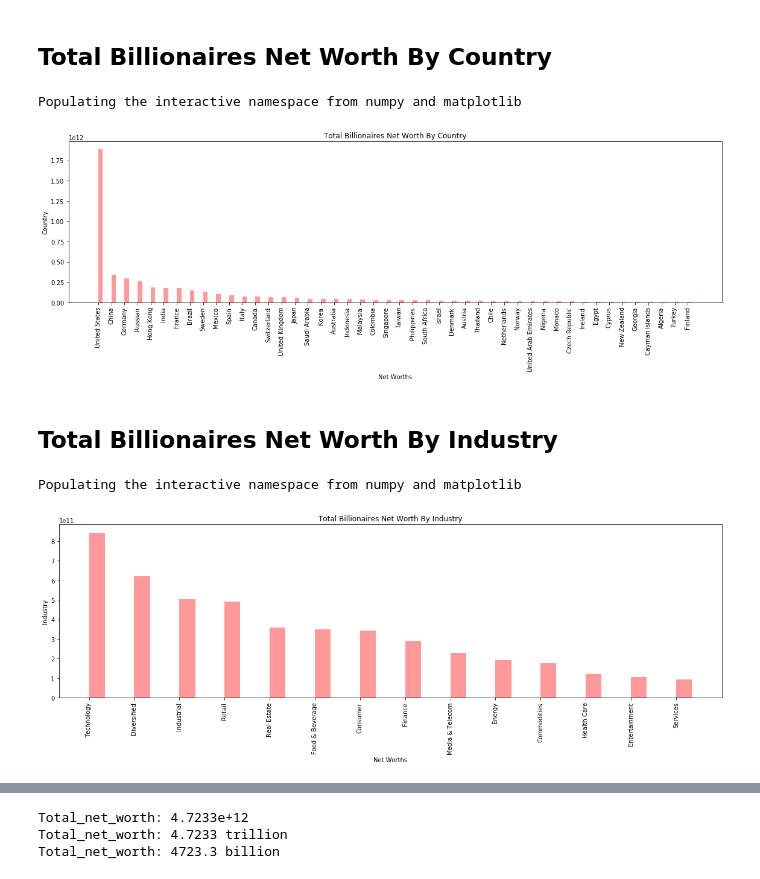
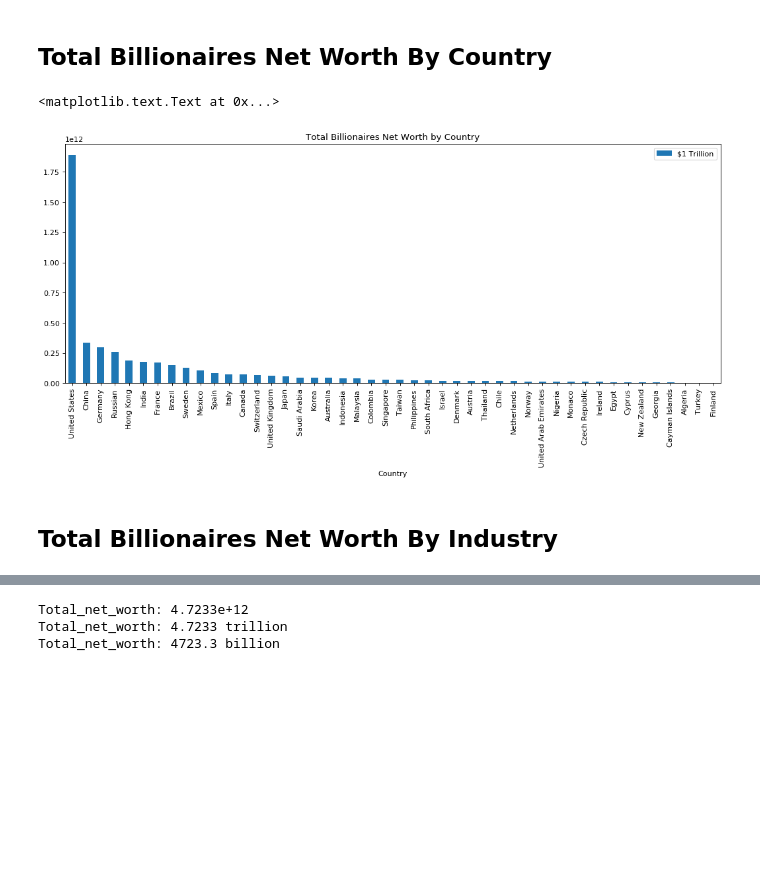
Before and after one commit to morriswong/Using_Machine_Learning, a Jupyter notebook: Datasets/01-Billionaires.ipynb, the cells around one changed output, grey strips where cells are left out. Cells and saved outputs as stored; diff of their text form; code cells hidden in the pictures; blank space fills up the shorter version.

Commit message:
updated billionaires

```diff
--- a/Datasets/01-Billionaires.ipynb
+++ b/Datasets/01-Billionaires.ipynb
@@ -48,20 +24,16 @@ total_Billionaires_net_worth_by_industry = pd.DataFrame(total_Billionaires_net_w
 # %% [markdown]
 ## Total Billionaires Net Worth By Country
-# %%
-%pylab inline
-pylab.rcParams['figure.figsize'] = (16, 6)
-
-plot_networth(total_Billionaires_net_worth_by_country)
-# %% [output]
-Populating the interactive namespace from numpy and matplotlib
-[figure, removed]
+# %%
+# count billionaires by country
+total_Billionaires_net_worth_by_country = bil.groupby(["Country"])["Total_net_worth"].sum()
+total_Billionaires_net_worth_by_country_sorted = total_Billionaires_net_worth_by_country.nlargest(len(total_Billionaires_net_worth_by_country))
+
+plt.figure(num=None, figsize=(16, 6), dpi=80, facecolor='w', edgecolor='k')
+total_Billionaires_net_worth_by_country_sorted.plot(kind="bar", label='$1 Trillion')
+plt.legend()
+plt.title('Total Billionaires Net Worth by Country')
+# %% [output]
+<matplotlib.text.Text at 0x...>
+[figure, added]
 # %% [markdown]
 ## Total Billionaires Net Worth By Industry
-# %%
-%pylab inline
-pylab.rcParams['figure.figsize'] = (16, 6)
-
-plot_networth(total_Billionaires_net_worth_by_industry)
-# %% [output]
-Populating the interactive namespace from numpy and matplotlib
-[figure, removed]
```
Also changed, not shown: parts of 28 cells of this notebook, 1 other file.
